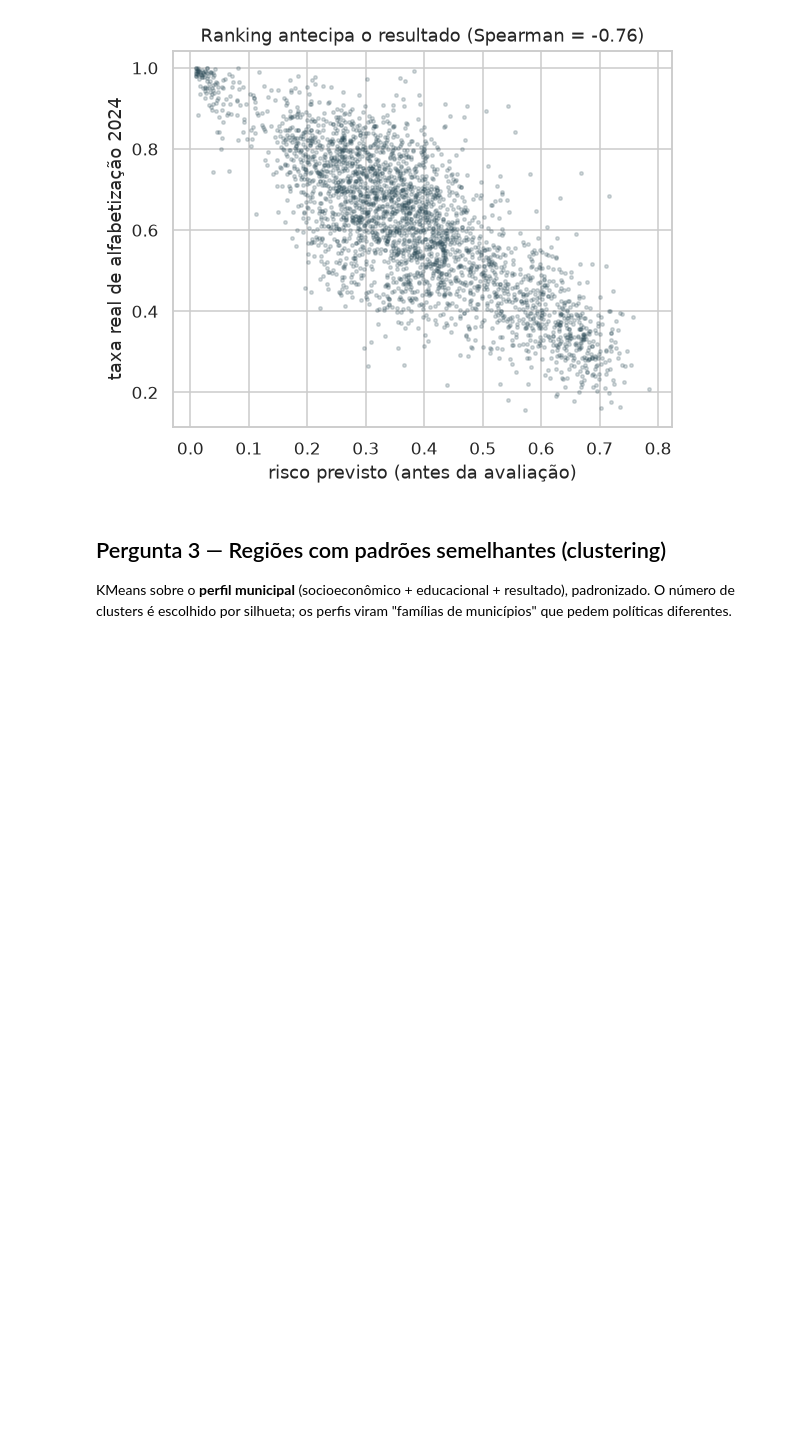
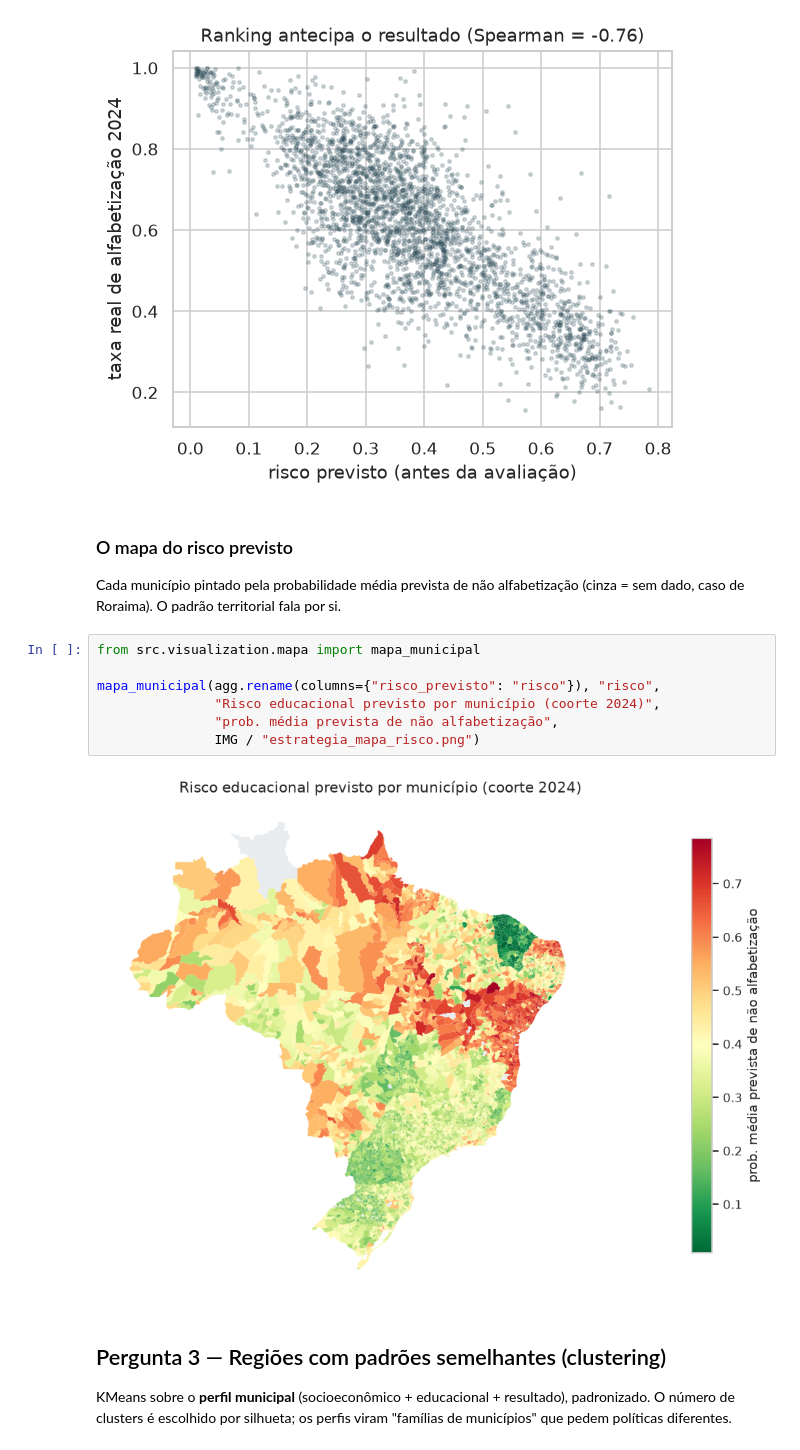
Before and after one commit to LucaOliveiraPrado/tech-challenge-fase3, a Jupyter notebook: notebooks/04_aplicacao_estrategica.ipynb, the cells around one changed output. Cells and saved outputs as stored; diff of their text form; blank space fills up the shorter version.

```diff
--- a/notebooks/04_aplicacao_estrategica.ipynb
+++ b/notebooks/04_aplicacao_estrategica.ipynb
@@ -94,6 +96,20 @@ plt.savefig(IMG / "estrategia_validacao_ranking.png", bbox_inches="tight")
 plt.show()
 # %% [output]
 [figure]
+# %% [markdown]
+### O mapa do risco previsto
+
+Cada município pintado pela probabilidade média prevista de não alfabetização
+(cinza = sem dado, caso de Roraima). O padrão territorial fala por si.
+# %%
+from src.visualization.mapa import mapa_municipal
+
+mapa_municipal(agg.rename(columns={"risco_previsto": "risco"}), "risco",
+               "Risco educacional previsto por município (coorte 2024)",
+               "prob. média prevista de não alfabetização",
+               IMG / "estrategia_mapa_risco.png")
+# %% [output]
+[figure, added]
 # %% [markdown]
 ## Pergunta 3 — Regiões com padrões semelhantes (clustering)
 
```
Also changed, not shown: parts of 1 cell of this notebook, 13 other files.
